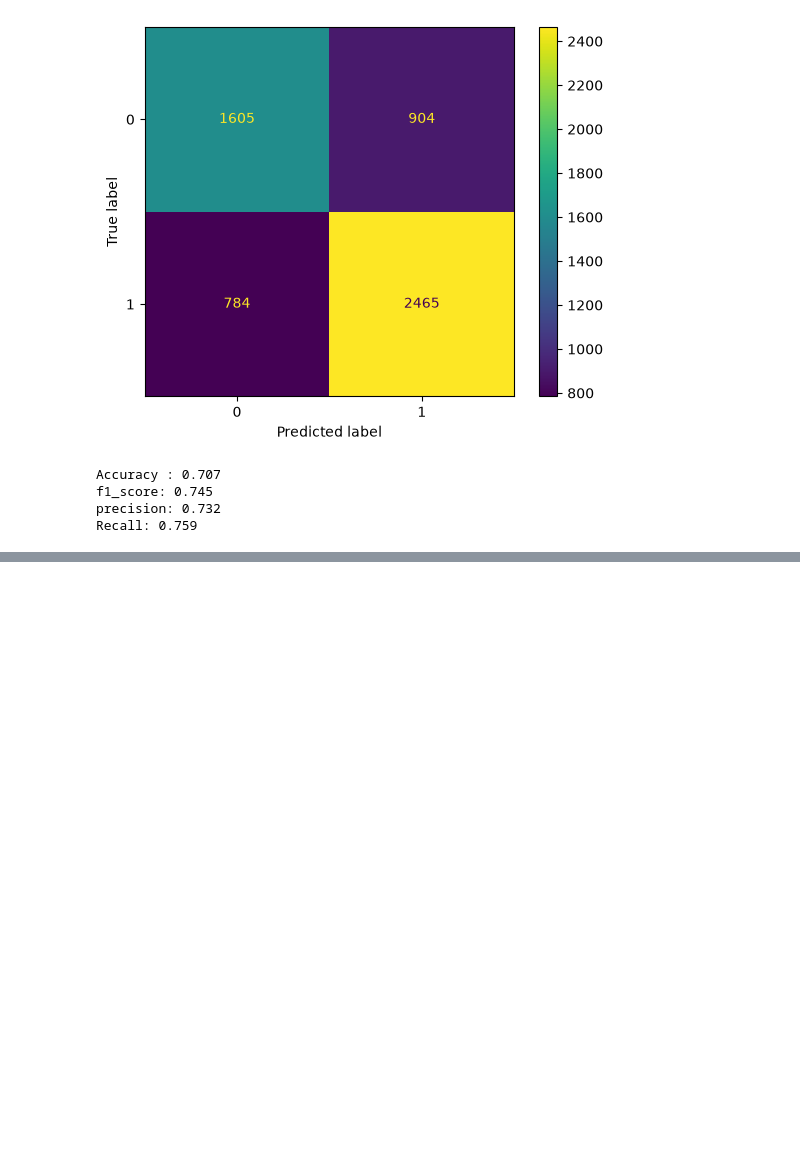
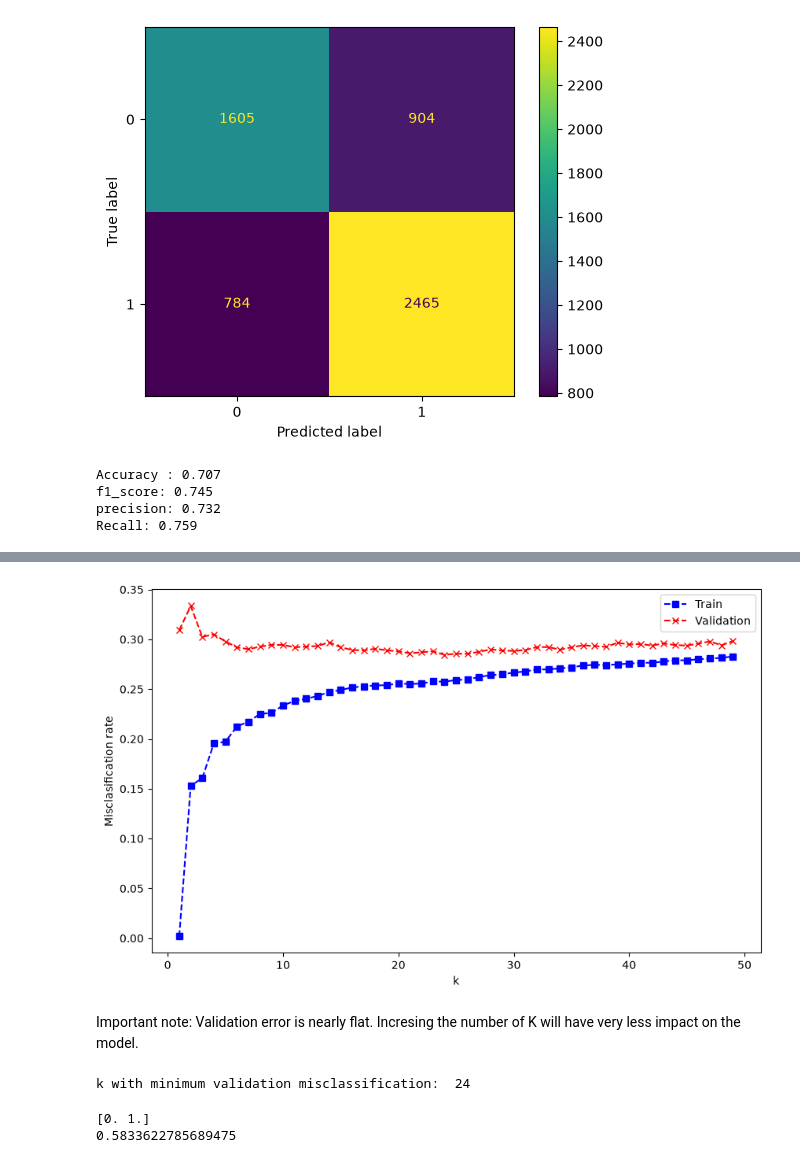
Before and after one commit to BoniYu/mutagenicity_knn, a Jupyter notebook: notebooks/eda.ipynb, the cells around one changed output, grey strips where cells are left out. Saved outputs shown, nothing was run; the diff lists cells and outputs as text; code cells hidden in the pictures; blank space fills up the shorter version.

```diff
--- a/notebooks/eda.ipynb
+++ b/notebooks/eda.ipynb
@@ -376,0 +427,69 @@ Recall: 0.759
+# %%
+# Cross-validation. Scaling and fit should be done inside the loop to avoid data leakage
+from sklearn.model_selection import cross_validate
+from sklearn.pipeline import Pipeline
+
+num_ks = np.arange(1, 50, 1).astype(int)
+
+train_misclassification = []
+valid_misclassification = []
+for i in tqdm(range(len(num_ks))):
+    pipe = Pipeline([
+        ('scaler', StandardScaler()),
+        ('knn', KNeighborsClassifier(n_neighbors=num_ks[i]))
+    ])
+    cv_dict = cross_validate(pipe, X_train, y_train, cv=10,
+                              scoring='accuracy', return_train_score=True)
+
+    k_fold_train_scored = cv_dict['train_score']
+    k_fold_valid_scored = cv_dict['test_score']
+
+    train_misclassification.append(1-k_fold_train_scored.mean())
+    valid_misclassification.append(1-k_fold_valid_scored.mean())
+# %%
+plt.figure(figsize=(10,6))
+plt.plot(num_ks, train_misclassification, 'bs--', label='Train')
+plt.plot(num_ks, valid_misclassification, 'rx--', label='Validation')
+plt.xlabel('k')
+plt.ylabel('Misclasification rate')
+plt.legend()
+plt.show()
+# %% [output]
+[figure, added]
+# %% [markdown]
+Important note: Validation error is nearly flat. Incresing the number of K will have very less impact on the model.
+# %%
+print('k with minimum validation misclassification: ', num_ks[np.argmin(valid_misclassification)])
+# %% [output]
+k with minimum validation misclassification:  24
+# %%
+# ReRunning the LOO with k = 24
+y_pred_loo = np.zeros(y.shape[0])
+knn = KNeighborsClassifier(n_neighbors=24)
+# Starting the loop
+for i, (train_index, test_index) in enumerate(loo.split(X)):
+    # Get training data for the current fold
+    X_train_loo = X.iloc[train_index]
+    y_train_loo = y.iloc[train_index]
+
+    # Get test data for the current fold
+    X_test_loo = X.iloc[test_index]
+
+    # Train kNN
+    scaler_loo = StandardScaler()
+    X_train_loo_scaled = scaler_loo.fit_transform(X_train_loo)
+    X_test_loo_scaled = scaler_loo.transform(X_test_loo)
+
+    knn.fit(X_train_loo_scaled, y_train_loo)
+
+    # Predict
+    y_pred_loo_knn = knn.predict(X_test_loo_scaled)
+
+    #Soring the prediction in y_pred_loo
+    y_pred_loo[i] = y_pred_loo_knn[0]
+
+print(np.unique(y_pred_loo))   # should be [0. 1.]
+print(y_pred_loo.mean())       # roughly 0.5 to 0.6
+# %% [output]
+[0. 1.]
+0.5833622785689475
```
Also changed, not shown: parts of 7 cells of this notebook.
